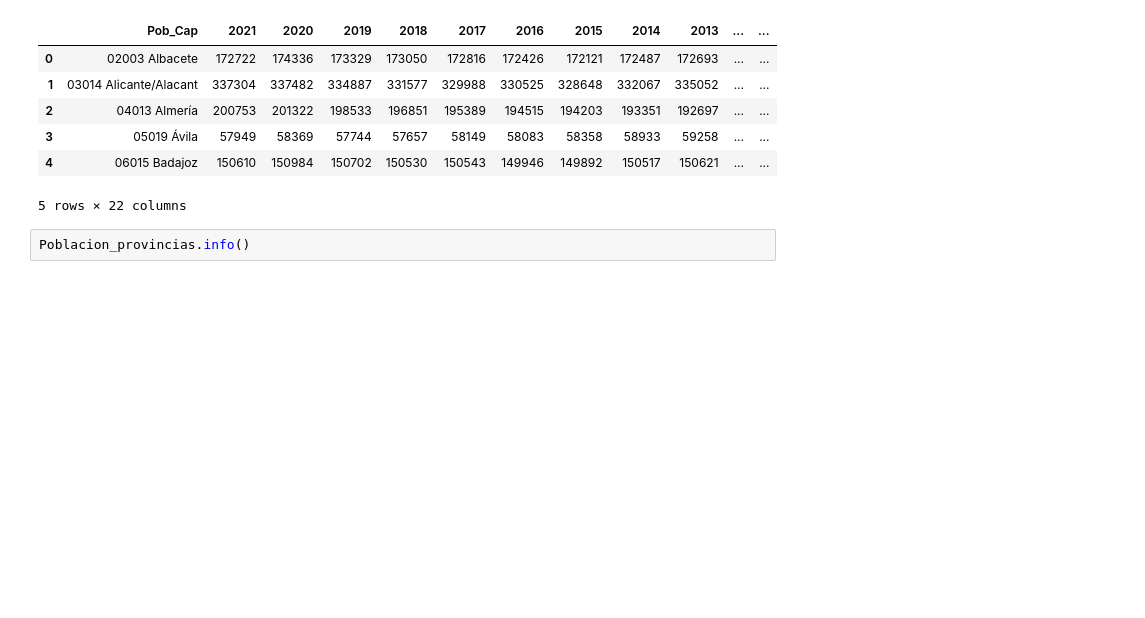
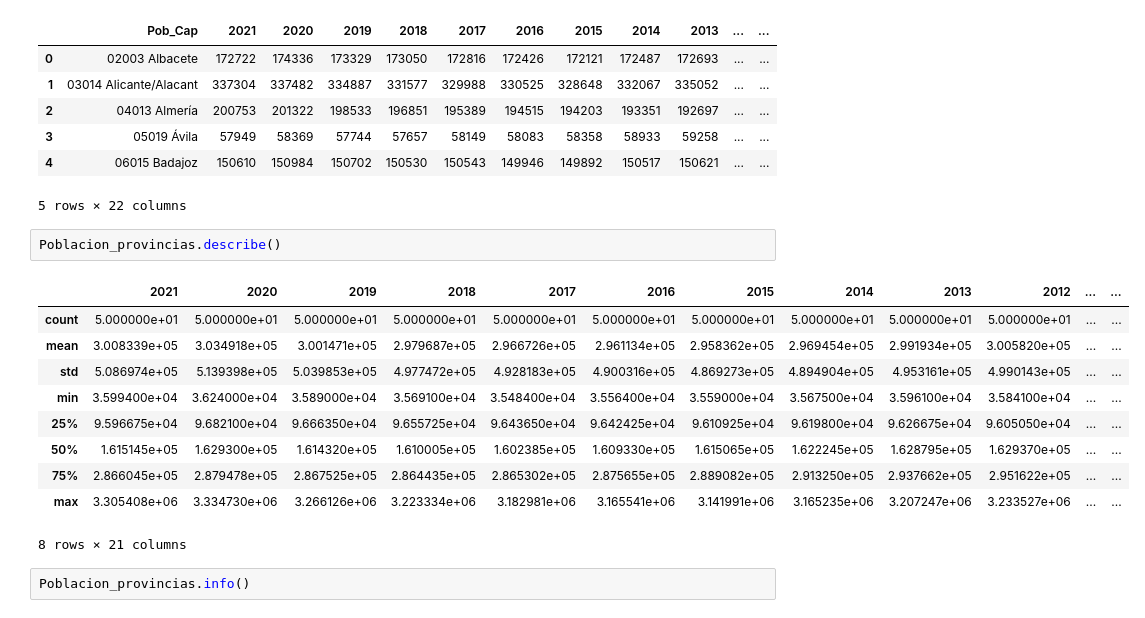
Before and after one commit to adrianblondu/EDA_Adrian_Poblacion, a Jupyter notebook: EDA_Adrian.ipynb, the cells around one changed output. Saved outputs shown, nothing was run; the diff lists cells and outputs as text; blank space fills up the shorter version.

```diff
--- a/EDA_Adrian.ipynb
+++ b/EDA_Adrian.ipynb
@@ -47,6 +66,19 @@ Poblacion_provincias.head()
 | 3 | 05019 Ávila | 57949 | 58369 | 57744 | 57657 | 58149 | 58083 | 58358 | 58933 | 59258 | ... | ... |
 | 4 | 06015 Badajoz | 150610 | 150984 | 150702 | 150530 | 150543 | 149946 | 149892 | 150517 | 150621 | ... | ... |
 5 rows × 22 columns
+# %%
+Poblacion_provincias.describe()
+# %% [output]
+|  | 2021 | 2020 | 2019 | 2018 | 2017 | 2016 | 2015 | 2014 | 2013 | 2012 | ... | ... |
+| count | 5.000000e+01 | 5.000000e+01 | 5.000000e+01 | 5.000000e+01 | 5.000000e+01 | 5.000000e+01 | 5.000000e+01 | 5.000000e+01 | 5.000000e+01 | 5.000000e+01 | ... | ... |
+| mean | 3.008339e+05 | 3.034918e+05 | 3.001471e+05 | 2.979687e+05 | 2.966726e+05 | 2.961134e+05 | 2.958362e+05 | 2.969454e+05 | 2.991934e+05 | 3.005820e+05 | ... | ... |
+| std | 5.086974e+05 | 5.139398e+05 | 5.039853e+05 | 4.977472e+05 | 4.928183e+05 | 4.900316e+05 | 4.869273e+05 | 4.894904e+05 | 4.953161e+05 | 4.990143e+05 | ... | ... |
+| min | 3.599400e+04 | 3.624000e+04 | 3.589000e+04 | 3.569100e+04 | 3.548400e+04 | 3.556400e+04 | 3.559000e+04 | 3.567500e+04 | 3.596100e+04 | 3.584100e+04 | ... | ... |
+| 25% | 9.596675e+04 | 9.682100e+04 | 9.666350e+04 | 9.655725e+04 | 9.643650e+04 | 9.642425e+04 | 9.610925e+04 | 9.619800e+04 | 9.626675e+04 | 9.605050e+04 | ... | ... |
+| 50% | 1.615145e+05 | 1.629300e+05 | 1.614320e+05 | 1.610005e+05 | 1.602385e+05 | 1.609330e+05 | 1.615065e+05 | 1.622245e+05 | 1.628795e+05 | 1.629370e+05 | ... | ... |
+| 75% | 2.866045e+05 | 2.879478e+05 | 2.867525e+05 | 2.864435e+05 | 2.865302e+05 | 2.875655e+05 | 2.889082e+05 | 2.913250e+05 | 2.937662e+05 | 2.951622e+05 | ... | ... |
+| max | 3.305408e+06 | 3.334730e+06 | 3.266126e+06 | 3.223334e+06 | 3.182981e+06 | 3.165541e+06 | 3.141991e+06 | 3.165235e+06 | 3.207247e+06 | 3.233527e+06 | ... | ... |
+8 rows × 21 columns
 # %%
 Poblacion_provincias.info()
 # %% [output]
```
Also changed, not shown: parts of 23 cells of this notebook, 32 other files.
